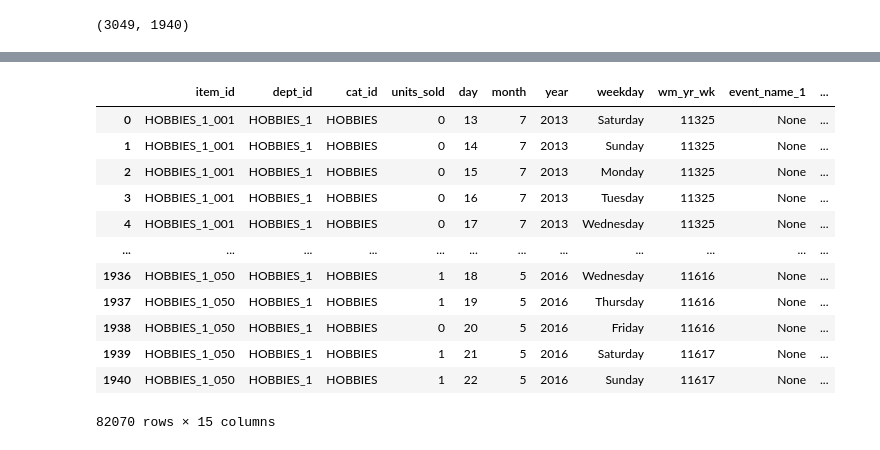
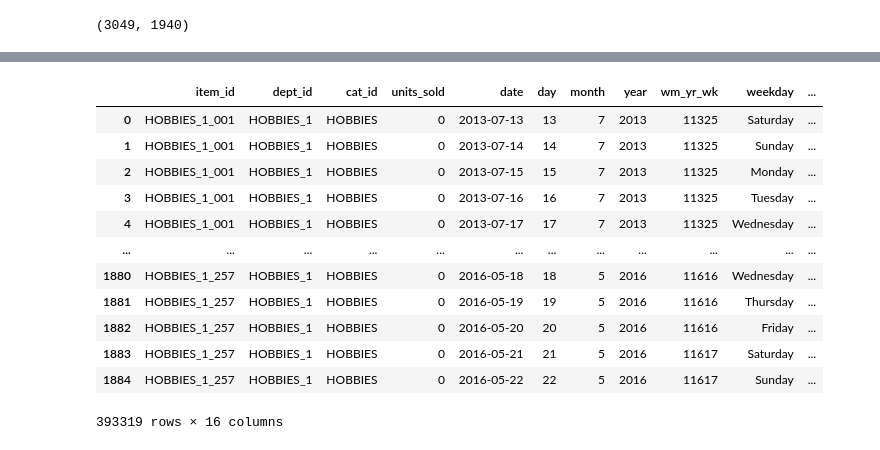
Before and after one commit to blaffster/ML_Projects, a Jupyter notebook: Archive/m5_data_cleaning.ipynb, the cells around one changed output, grey strips where cells are left out. Drawn from its saved outputs; the diff is of its cells as text; code cells hidden in the pictures.

```diff
--- a/m5_data_cleaning.ipynb
+++ b/Archive/m5_data_cleaning.ipynb
@@ -169,14 +176,12 @@ cal_df
 | 1968 | 2016-06-19 | 11621 | Sunday | 6 | 2016 | d_1969 | NBAFinalsEnd | Sporting | Father's day | ... |
 1969 rows × 11 columns
 # %%
-# Transform/modify date info
+# Add day column and transform/modify date info
 
 cal_df['day'] = cal_df['date'].apply( lambda x: x.day )
 
-cal_df = cal_df.drop(columns=['date'])
-
 cols = cal_df.columns.tolist()
-cols = [cols[4]] + [cols[-1]] + cols[2:4] + [cols[1]] + [cols[0]] + cols[5:10]
+cols = [cols[0]]+[cols[-1]]+cols[3:5]+cols[1:3]+cols[5:-1]
 cal_df = cal_df[cols]
 
 cal_df
@@ -247,3 +260,8 @@ cols = df2.shape[1] - 4
 rows, cols
 # %% [output]
 (3049, 1940)
+# %%
+# Let's look at just the first row
+
+a = df2.iloc[[0]]
+a
@@ -250,8 +272,12 @@ rows, cols
 # %%
 # Perform data transformation for only first row
 
+import time
+
 import warnings
 warnings.filterwarnings('ignore')
+
+start = time.time()
 
 for i in range(0,1):
 
@@ -271,8 +297,10 @@ for i in range(0,1):
         b = pd.concat([b,c])
 
 
-    df_new = b.merge(cal_df)
+    df_new = b.merge(cal_df,on=['d'])
     df_new = df_new.merge(price_df,on=['item_id', 'wm_yr_wk'])
 
+print(start-time.time())
+
 df_new
 # %% [output]
@@ -292,41 +321,41 @@ df_new
 # %%
 # Perform data transformation for remaining rows, concatenate with first row only result
 
 # for i in range(1,rows):
-for i in range(1,50):
+for i in range(1,250):
 
     a = df2.iloc[[i]]
     values = a.to_numpy()[0][4:]
 
     b = a.loc[:, 'item_id':'d_1']
     b['d'] = 'd_1'
     b = b.rename(columns={"d_1": "units_sold"})
 
     for j in range(cols):
 
         c = a.loc[:, 'item_id':'cat_id']
         c['units_sold'] = values[j]
         c['d'] = 'd_'+str(j+2)
 
         b = pd.concat([b,c])
 
-    c = b.merge(cal_df)
-    c = c.merge(price_df,on=['item_id', 'wm_yr_wk'])
-    df_new = pd.concat([df_new,c])
+    d = b.merge(cal_df,on=['d'])
+    d = d.merge(price_df,on=['item_id', 'wm_yr_wk'])
+    df_new = pd.concat([df_new,d])
 
 df_new = df_new.drop(columns=['d'])
 df_new
 # %% [output]
-|  | item_id | dept_id | cat_id | units_sold | day | month | year | weekday | wm_yr_wk | event_name_1 | ... |
-| 0 | HOBBIES_1_001 | HOBBIES_1 | HOBBIES | 0 | 13 | 7 | 2013 | Saturday | 11325 | None | ... |
-| 1 | HOBBIES_1_001 | HOBBIES_1 | HOBBIES | 0 | 14 | 7 | 2013 | Sunday | 11325 | None | ... |
-| 2 | HOBBIES_1_001 | HOBBIES_1 | HOBBIES | 0 | 15 | 7 | 2013 | Monday | 11325 | None | ... |
-| 3 | HOBBIES_1_001 | HOBBIES_1 | HOBBIES | 0 | 16 | 7 | 2013 | Tuesday | 11325 | None | ... |
-| 4 | HOBBIES_1_001 | HOBBIES_1 | HOBBIES | 0 | 17 | 7 | 2013 | Wednesday | 11325 | None | ... |
+|  | item_id | dept_id | cat_id | units_sold | date | day | month | year | wm_yr_wk | weekday | ... |
+| 0 | HOBBIES_1_001 | HOBBIES_1 | HOBBIES | 0 | 2013-07-13 | 13 | 7 | 2013 | 11325 | Saturday | ... |
+| 1 | HOBBIES_1_001 | HOBBIES_1 | HOBBIES | 0 | 2013-07-14 | 14 | 7 | 2013 | 11325 | Sunday | ... |
+| 2 | HOBBIES_1_001 | HOBBIES_1 | HOBBIES | 0 | 2013-07-15 | 15 | 7 | 2013 | 11325 | Monday | ... |
+| 3 | HOBBIES_1_001 | HOBBIES_1 | HOBBIES | 0 | 2013-07-16 | 16 | 7 | 2013 | 11325 | Tuesday | ... |
+| 4 | HOBBIES_1_001 | HOBBIES_1 | HOBBIES | 0 | 2013-07-17 | 17 | 7 | 2013 | 11325 | Wednesday | ... |
 | ... | ... | ... | ... | ... | ... | ... | ... | ... | ... | ... | ... |
-| 1936 | HOBBIES_1_050 | HOBBIES_1 | HOBBIES | 1 | 18 | 5 | 2016 | Wednesday | 11616 | None | ... |
-| 1937 | HOBBIES_1_050 | HOBBIES_1 | HOBBIES | 1 | 19 | 5 | 2016 | Thursday | 11616 | None | ... |
-| 1938 | HOBBIES_1_050 | HOBBIES_1 | HOBBIES | 0 | 20 | 5 | 2016 | Friday | 11616 | None | ... |
-| 1939 | HOBBIES_1_050 | HOBBIES_1 | HOBBIES | 1 | 21 | 5 | 2016 | Saturday | 11617 | None | ... |
-| 1940 | HOBBIES_1_050 | HOBBIES_1 | HOBBIES | 1 | 22 | 5 | 2016 | Sunday | 11617 | None | ... |
+| 1880 | HOBBIES_1_257 | HOBBIES_1 | HOBBIES | 0 | 2016-05-18 | 18 | 5 | 2016 | 11616 | Wednesday | ... |
+| 1881 | HOBBIES_1_257 | HOBBIES_1 | HOBBIES | 0 | 2016-05-19 | 19 | 5 | 2016 | 11616 | Thursday | ... |
+| 1882 | HOBBIES_1_257 | HOBBIES_1 | HOBBIES | 0 | 2016-05-20 | 20 | 5 | 2016 | 11616 | Friday | ... |
+| 1883 | HOBBIES_1_257 | HOBBIES_1 | HOBBIES | 0 | 2016-05-21 | 21 | 5 | 2016 | 11617 | Saturday | ... |
+| 1884 | HOBBIES_1_257 | HOBBIES_1 | HOBBIES | 0 | 2016-05-22 | 22 | 5 | 2016 | 11617 | Sunday | ... |
-82070 rows × 15 columns
+393319 rows × 16 columns
```
Also changed, not shown: parts of 60 cells of this notebook.
